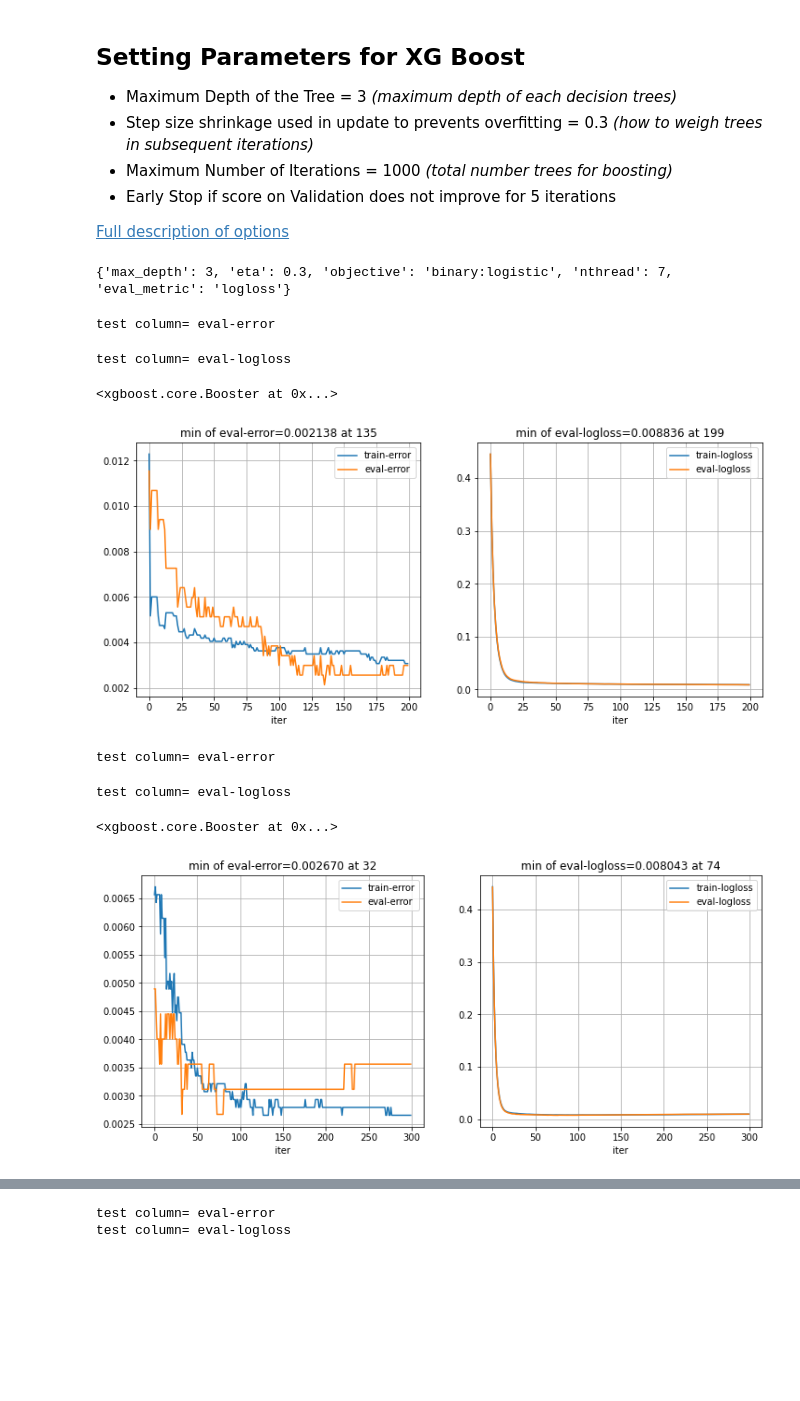
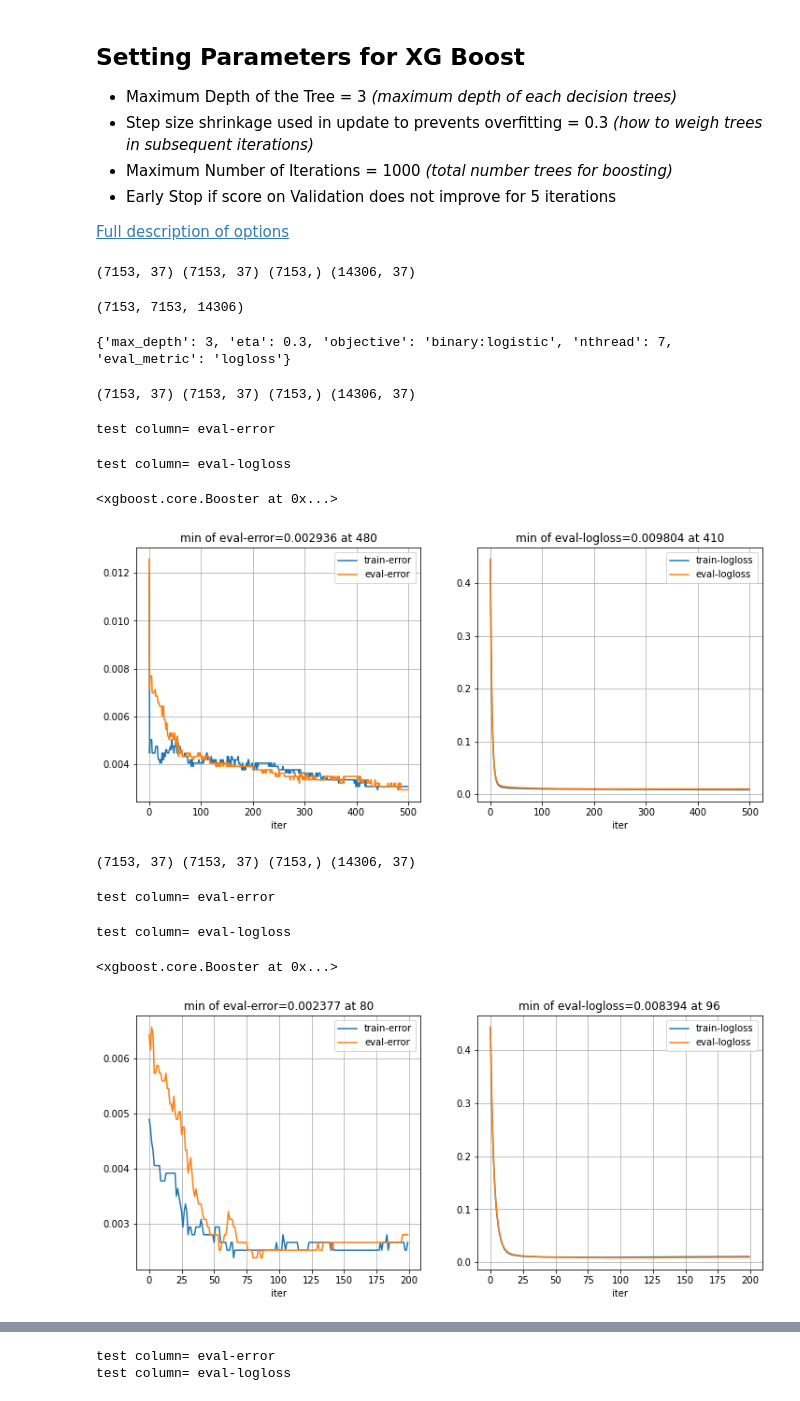
Before and after one commit to ActiveBrainAtlas2/preprocessing-pipeline, a Jupyter notebook: src/marked_cell_detector/XGBoost/XGBoost_Butons.ipynb, the cells around one changed output, grey strips where cells are left out. Cells and saved outputs as stored; diff of their text form; code cells hidden in the pictures; blank space fills up the shorter version.

```diff
--- a/src/marked_cell_detector/XGBoost/XGBoost_Butons.ipynb
+++ b/src/marked_cell_detector/XGBoost/XGBoost_Butons.ipynb
@@ -35,5 +36,6 @@ len(df_list)
 3
 # %%
 full_df=pd.concat(df_list)
+full_df.index=list(range(full_df.shape[0]))
 full_df.shape
 # %% [output]
@@ -49,4 +51,6 @@ Index(['animal', 'section', 'index', 'label', 'area', 'height2', 'width2',
       dtype='object')
 # %%
 df=pd.DataFrame(full_df)
-drops = ['animal', 'section', 'index', 'label', 'row', 'col']
+drops = ['animal', 'section', 'index', 'row', 'col']
+df=df.drop(drops,axis=1)
+df.columns
@@ -61,18 +71,24 @@ drops = ['animal', 'section', 'index', 'label', 'row', 'col']
 # %%
 def createDM(df):
     labels=df['label']
-    features=df.drop(drops,axis=1)
+    features=df.drop('label',axis=1)
     return xgb.DMatrix(features, label=labels)
 
 def split_data(df,frac=0.5):
-    train = df.sample(frac = 0.5)
-    test  = df.drop(train.index)
+    train = pd.DataFrame(df.sample(frac = 0.5))
+    test = df.drop(train.index,axis=0)
+    print(train.shape,test.shape,train.index.shape,df.shape)
 
     trainDM=createDM(train)
     testDM=createDM(test)
     AllDM=createDM(df)
     return trainDM,testDM,AllDM
 trainDM,testDM,AllDM=split_data(df)
+
+trainDM.num_row(), testDM.num_row(), allDM.num_row()
+# %% [output]
+(7153, 37) (7153, 37) (7153,) (14306, 37)
+(7153, 7153, 14306)
 # %%
 param = {}
 param['max_depth']= 3   # depth of tree
@@ -137,5 +155,5 @@ log, assuming it is created by XGBoost.
 # %%
-def test_xgboost(depth=4,num_round=100):
+def test_xgboost(depth=1,num_round=100):
     param['max_depth']= depth   # depth of tree
     fig, axes = subplots(1,2,figsize=(12,5))
     i=0
@@ -149,20 +167,22 @@ def test_xgboost(depth=4,num_round=100):
     return bst
 # %%
 trainDM,testDM,allDM=split_data(df)
-test_xgboost(depth=1,num_round=200)
+test_xgboost(depth=1,num_round=500)
 # %% [output]
-test column= eval-error
+(7153, 37) (7153, 37) (7153,) (14306, 37)
-test column= eval-logloss
+test column= eval-error
-<xgboost.core.Booster at 0x...>
+test column= eval-logloss
+<xgboost.core.Booster at 0x...>
-[figure, old version]
+[figure, new version]
 # %%
 trainDM,testDM,allDM=split_data(df)
-test_xgboost(depth=2,num_round=300)
+test_xgboost(depth=2,num_round=200)
 # %% [output]
-test column= eval-error
+(7153, 37) (7153, 37) (7153,) (14306, 37)
-test column= eval-logloss
+test column= eval-error
-<xgboost.core.Booster at 0x...>
+test column= eval-logloss
+<xgboost.core.Booster at 0x...>
-[figure, old version]
+[figure, new version]
 # %%
 test_xgboost(depth=3,num_round=300)
 # %% [output]
```
Also changed, not shown: parts of 24 cells of this notebook, 7 other files.
